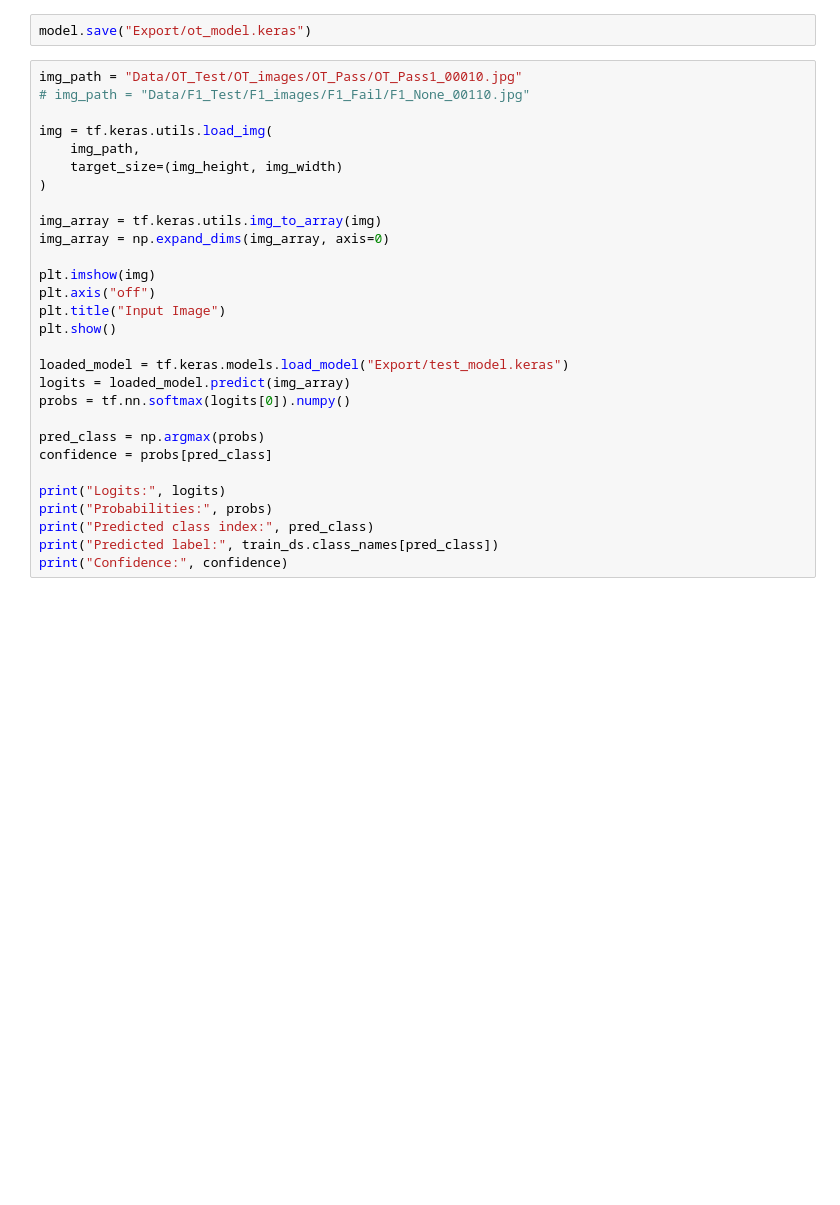
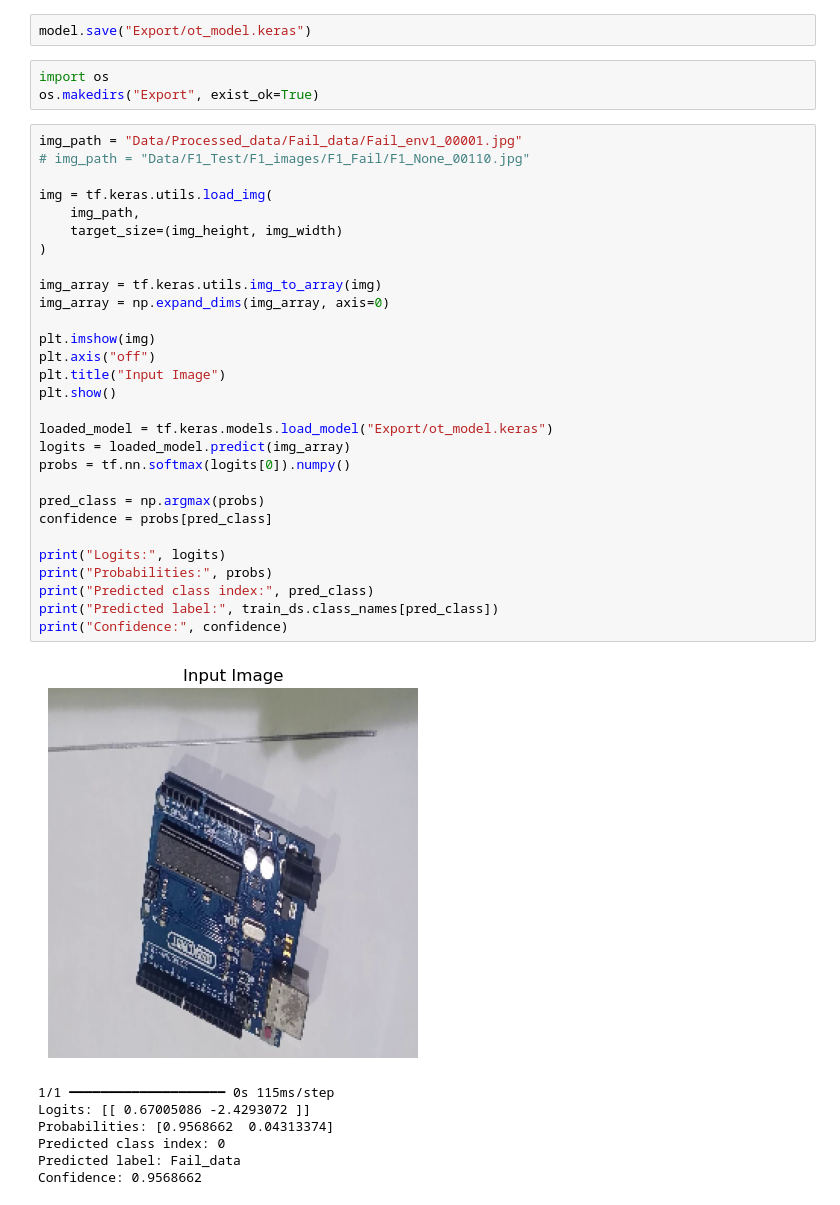
Before and after one commit to ArmaanMeh/PCB_orientation_detection, a Jupyter notebook: main_cnn.ipynb, the cells around one changed output. Drawn from its saved outputs; the diff is of its cells as text; blank space fills up the shorter version.

```diff
--- a/main_cnn.ipynb
+++ b/main_cnn.ipynb
@@ -96,31 +148,42 @@ print("Confidence:", confidence)
 # %%
 model.save("Export/ot_model.keras")
+# %%
+import os
+os.makedirs("Export", exist_ok=True)
 # %%
-img_path = "Data/OT_Test/OT_images/OT_Pass/OT_Pass1_00010.jpg"
+img_path = "Data/Processed_data/Fail_data/Fail_env1_00001.jpg"
 # img_path = "Data/F1_Test/F1_images/F1_Fail/F1_None_00110.jpg"
 
 img = tf.keras.utils.load_img(
     img_path,
     target_size=(img_height, img_width)
 )
 
 img_array = tf.keras.utils.img_to_array(img)
 img_array = np.expand_dims(img_array, axis=0)
 
 plt.imshow(img)
 plt.axis("off")
 plt.title("Input Image")
 plt.show()
 
-loaded_model = tf.keras.models.load_model("Export/test_model.keras")
+loaded_model = tf.keras.models.load_model("Export/ot_model.keras")
 logits = loaded_model.predict(img_array)
 probs = tf.nn.softmax(logits[0]).numpy()
 
 pred_class = np.argmax(probs)
 confidence = probs[pred_class]
 
 print("Logits:", logits)
 print("Probabilities:", probs)
 print("Predicted class index:", pred_class)
 print("Predicted label:", train_ds.class_names[pred_class])
 print("Confidence:", confidence)
+# %% [output]
+[figure, added]
+1/1 ━━━━━━━━━━━━━━━━━━━━ 0s 115ms/step
+Logits: [[ 0.67005086 -2.4293072 ]]
+Probabilities: [0.9568662  0.04313374]
+Predicted class index: 0
+Predicted label: Fail_data
+Confidence: 0.9568662
```
Also changed, not shown: parts of 6 cells of this notebook.
